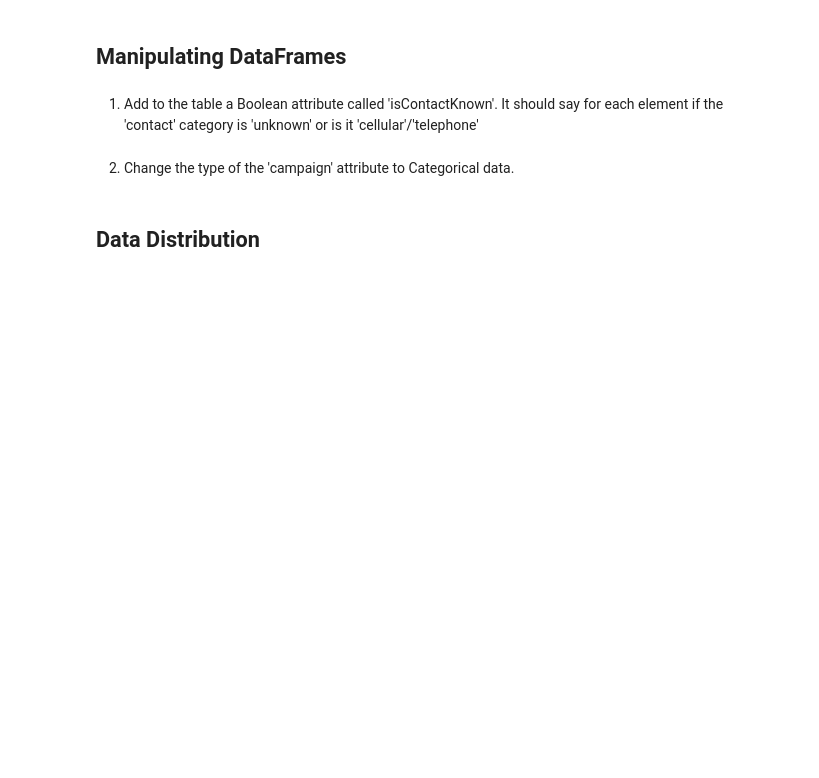
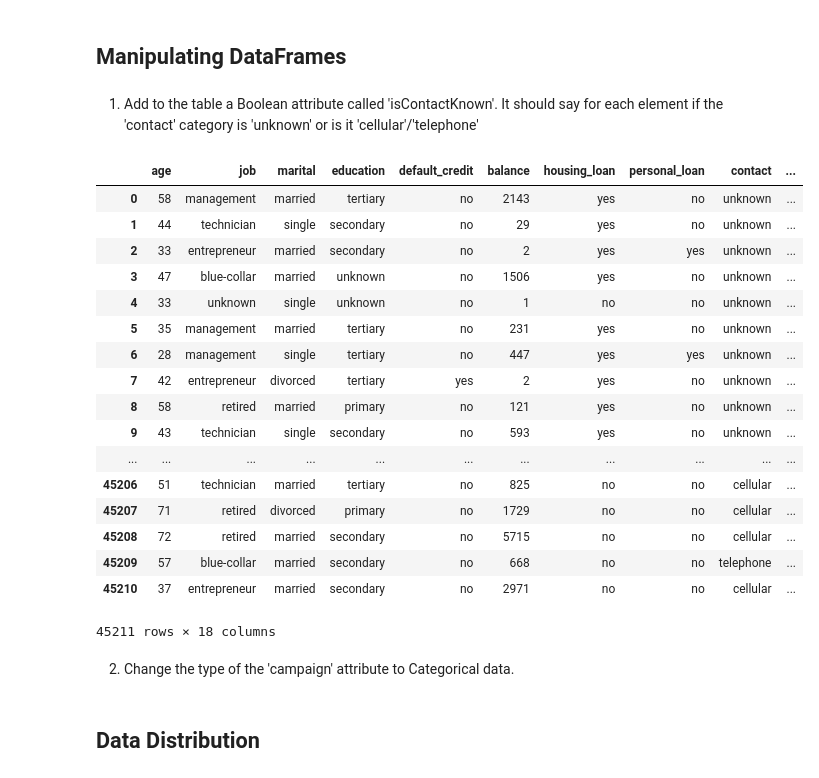
Before and after one commit to gefenk9/DataScience, a Jupyter notebook: DS_HW1.ipynb, the cells around one changed output. Saved outputs shown, nothing was run; the diff lists cells and outputs as text; code cells hidden in the pictures; blank space fills up the shorter version.

```diff
--- a/DS_HW1.ipynb
+++ b/DS_HW1.ipynb
@@ -28,5 +79,28 @@ Good luck!
 ## Manipulating DataFrames
 # %% [markdown]
 1) Add to the table a Boolean attribute called 'isContactKnown'. It should say for each element if the 'contact' category is 'unknown' or is it 'cellular'/'telephone'
+# %%
+array = df['contact'].values !='unknown'
+df.loc[:,'isContactKnown'] = pd.Series(array, index=df.index)
+df
+# %% [output]
+|  | age | job | marital | education | default_credit | balance | housing_loan | personal_loan | contact | ... |
+| 0 | 58 | management | married | tertiary | no | 2143 | yes | no | unknown | ... |
+| 1 | 44 | technician | single | secondary | no | 29 | yes | no | unknown | ... |
+| 2 | 33 | entrepreneur | married | secondary | no | 2 | yes | yes | unknown | ... |
+| 3 | 47 | blue-collar | married | unknown | no | 1506 | yes | no | unknown | ... |
+| 4 | 33 | unknown | single | unknown | no | 1 | no | no | unknown | ... |
+| 5 | 35 | management | married | tertiary | no | 231 | yes | no | unknown | ... |
+| 6 | 28 | management | single | tertiary | no | 447 | yes | yes | unknown | ... |
+| 7 | 42 | entrepreneur | divorced | tertiary | yes | 2 | yes | no | unknown | ... |
+| 8 | 58 | retired | married | primary | no | 121 | yes | no | unknown | ... |
+| 9 | 43 | technician | single | secondary | no | 593 | yes | no | unknown | ... |
+| ... | ... | ... | ... | ... | ... | ... | ... | ... | ... | ... |
+| 45206 | 51 | technician | married | tertiary | no | 825 | no | no | cellular | ... |
+| 45207 | 71 | retired | divorced | primary | no | 1729 | no | no | cellular | ... |
+| 45208 | 72 | retired | married | secondary | no | 5715 | no | no | cellular | ... |
+| 45209 | 57 | blue-collar | married | secondary | no | 668 | no | no | telephone | ... |
+| 45210 | 37 | entrepreneur | married | secondary | no | 2971 | no | no | cellular | ... |
+45211 rows × 18 columns
 # %% [markdown]
 2) Change the type of the 'campaign' attribute to Categorical data.
```
Also changed, not shown: parts of 13 cells of this notebook.
